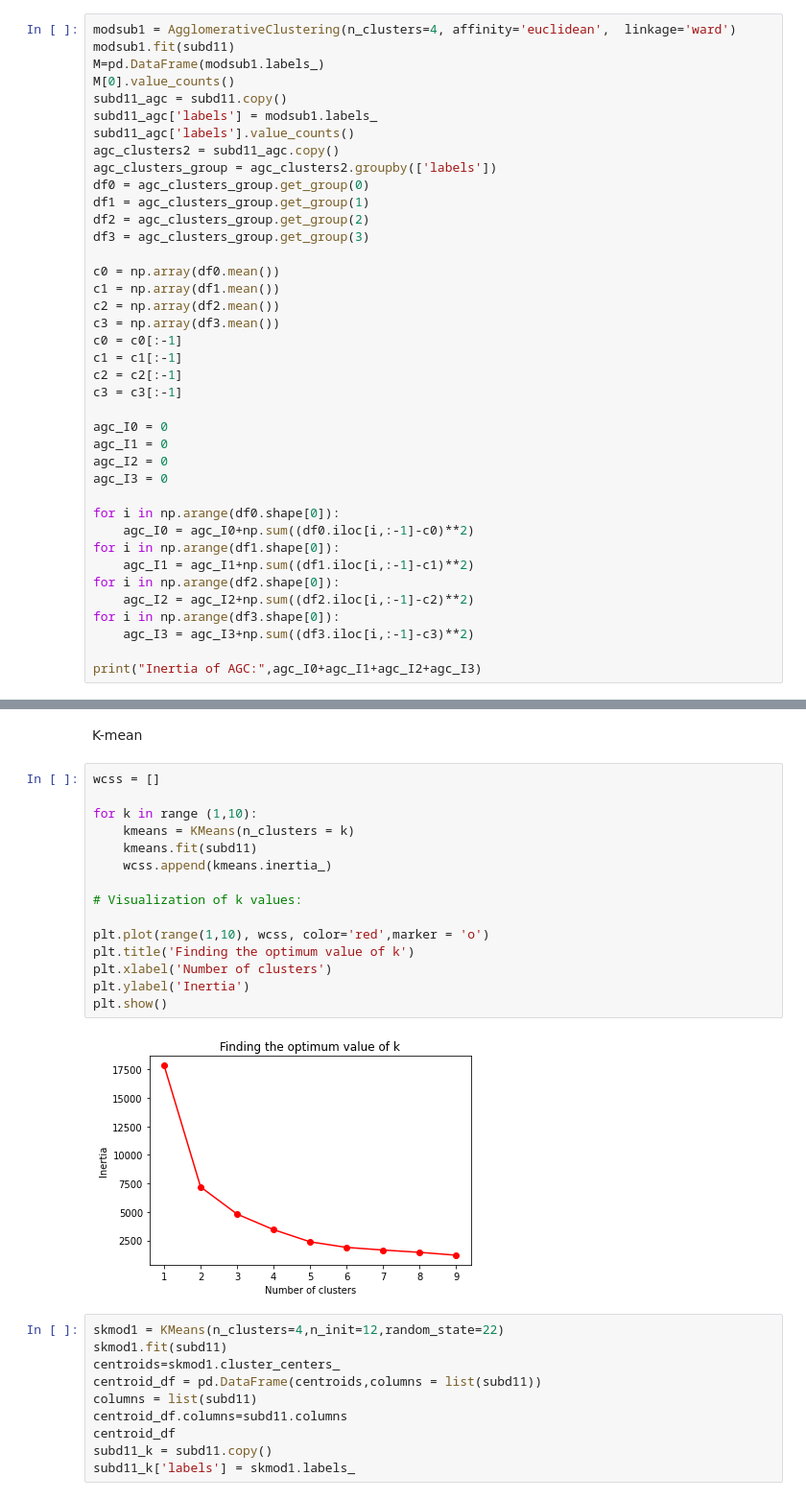
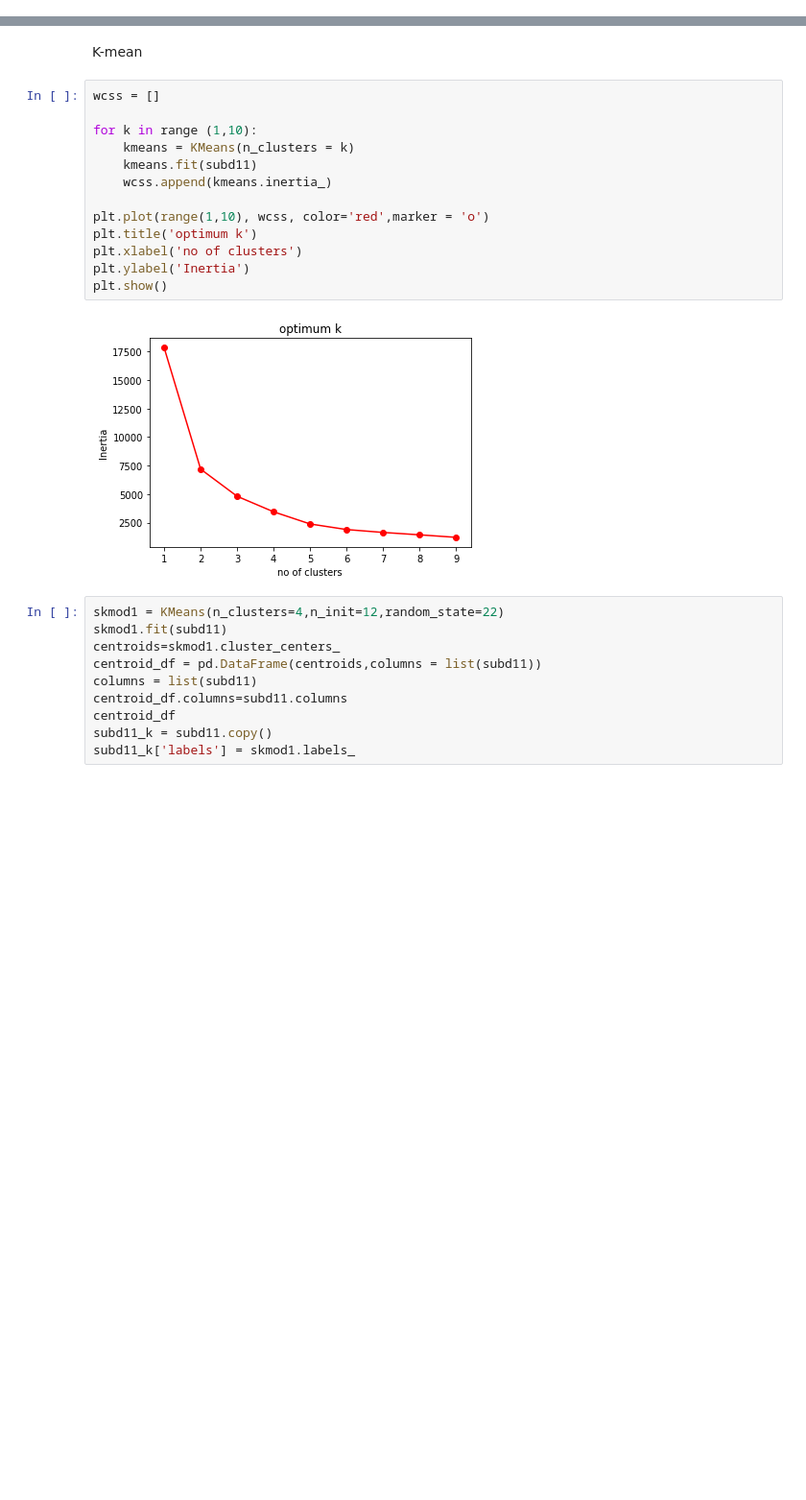
Before and after one commit to nakshathru/ML-Algos, a Jupyter notebook: kmean.ipynb, the cells around one changed output, grey strips where cells are left out. Shown: that part at 96% size. Cells and saved outputs as stored; diff of their text form; blank space fills up the shorter version.

```diff
--- a/kmean.ipynb
+++ b/kmean.ipynb
@@ -680,39 +545,0 @@ plt.tight_layout()
-# %%
-modsub1 = AgglomerativeClustering(n_clusters=4, affinity='euclidean',  linkage='ward')
-modsub1.fit(subd11)
-M=pd.DataFrame(modsub1.labels_)
-M[0].value_counts()
-subd11_agc = subd11.copy()
-subd11_agc['labels'] = modsub1.labels_
-subd11_agc['labels'].value_counts()
-agc_clusters2 = subd11_agc.copy()
-agc_clusters_group = agc_clusters2.groupby(['labels'])
-df0 = agc_clusters_group.get_group(0)
-df1 = agc_clusters_group.get_group(1)
-df2 = agc_clusters_group.get_group(2)
-df3 = agc_clusters_group.get_group(3)
-
-c0 = np.array(df0.mean())
-c1 = np.array(df1.mean())
-c2 = np.array(df2.mean())
-c3 = np.array(df3.mean())
-c0 = c0[:-1]
-c1 = c1[:-1]
-c2 = c2[:-1]
-c3 = c3[:-1]
-
-agc_I0 = 0
-agc_I1 = 0
-agc_I2 = 0
-agc_I3 = 0
-
-for i in np.arange(df0.shape[0]):
-    agc_I0 = agc_I0+np.sum((df0.iloc[i,:-1]-c0)**2)
-for i in np.arange(df1.shape[0]):
-    agc_I1 = agc_I1+np.sum((df1.iloc[i,:-1]-c1)**2)
-for i in np.arange(df2.shape[0]):
-    agc_I2 = agc_I2+np.sum((df2.iloc[i,:-1]-c2)**2)
-for i in np.arange(df3.shape[0]):
-    agc_I3 = agc_I3+np.sum((df3.iloc[i,:-1]-c3)**2)
-
-print("Inertia of AGC:",agc_I0+agc_I1+agc_I2+agc_I3)
@@ -723,20 +548,18 @@ K-mean
 # %%
 wcss = []
 
 for k in range (1,10):
     kmeans = KMeans(n_clusters = k)
     kmeans.fit(subd11)
     wcss.append(kmeans.inertia_)
 
-# Visualization of k values:
-
 plt.plot(range(1,10), wcss, color='red',marker = 'o')
-plt.title('Finding the optimum value of k')
-plt.xlabel('Number of clusters')
+plt.title('optimum k')
+plt.xlabel('no of clusters')
 plt.ylabel('Inertia')
 plt.show()
 # %% [output]
-[figure, old version]
+[figure, new version]
 # %%
 skmod1 = KMeans(n_clusters=4,n_init=12,random_state=22)
 skmod1.fit(subd11)
```
Also changed, not shown: parts of 22 cells of this notebook.
